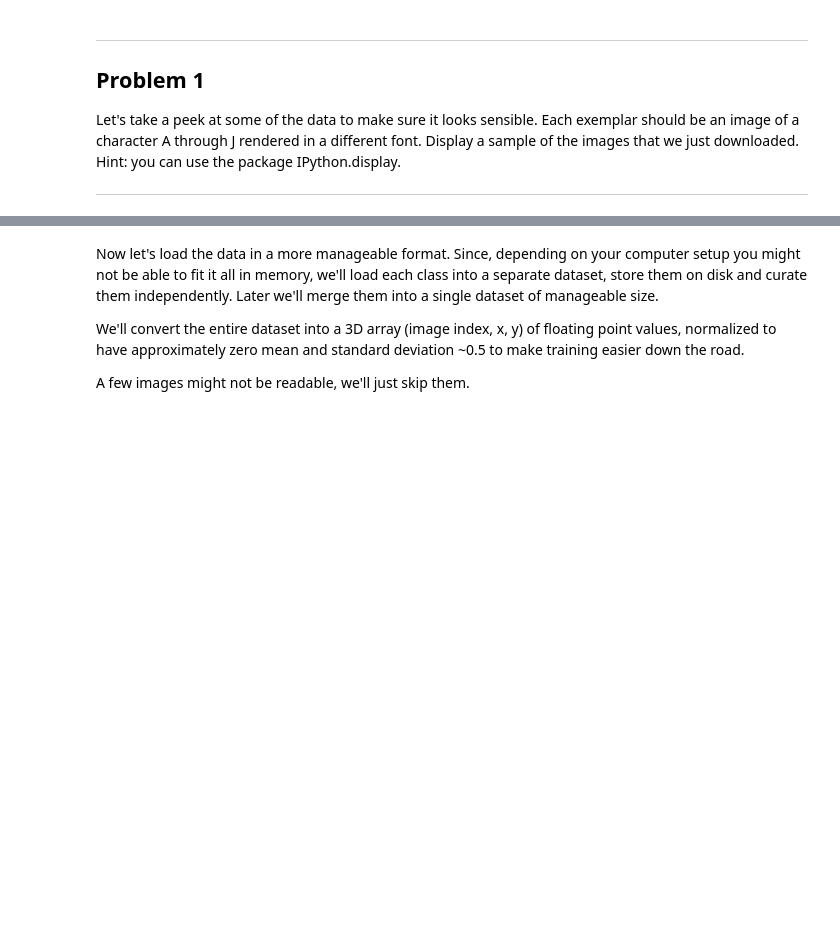
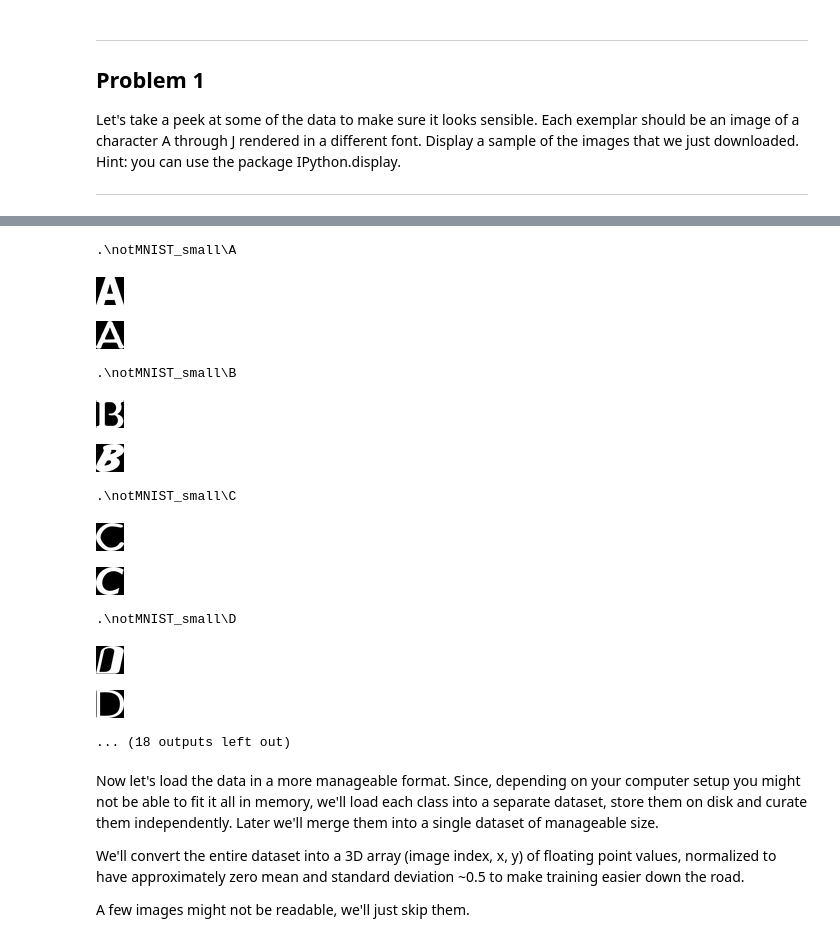
Before and after one commit to triployd/deep-learning-tensorflow, a Jupyter notebook: 1_notmnist.ipynb, the cells around one changed output, grey strips where cells are left out. Drawn from its saved outputs; the diff is of its cells as text; code cells hidden in the pictures; blank space fills up the shorter version.

```diff
--- a/1_notmnist.ipynb
+++ b/1_notmnist.ipynb
@@ -115,3 +144,19 @@ Let's take a peek at some of the data to make sure it looks sensible. Each exemp
+# %%
+disp_samples(test_folders, 2)
+# %% [output]
+.\notMNIST_small\A
+[figure, added]
+[figure, added]
+.\notMNIST_small\B
+[figure, added]
+[figure, added]
+.\notMNIST_small\C
+[figure, added]
+[figure, added]
+.\notMNIST_small\D
+[figure, added]
+[figure, added]
+... (18 outputs left out)
 # %% [markdown]
 Now let's load the data in a more manageable format. Since, depending on your computer setup you might not be able to fit it all in memory, we'll load each class into a separate dataset, store them on disk and curate them independently. Later we'll merge them into a single dataset of manageable size.
 
```
Also changed, not shown: parts of 4 cells of this notebook.
